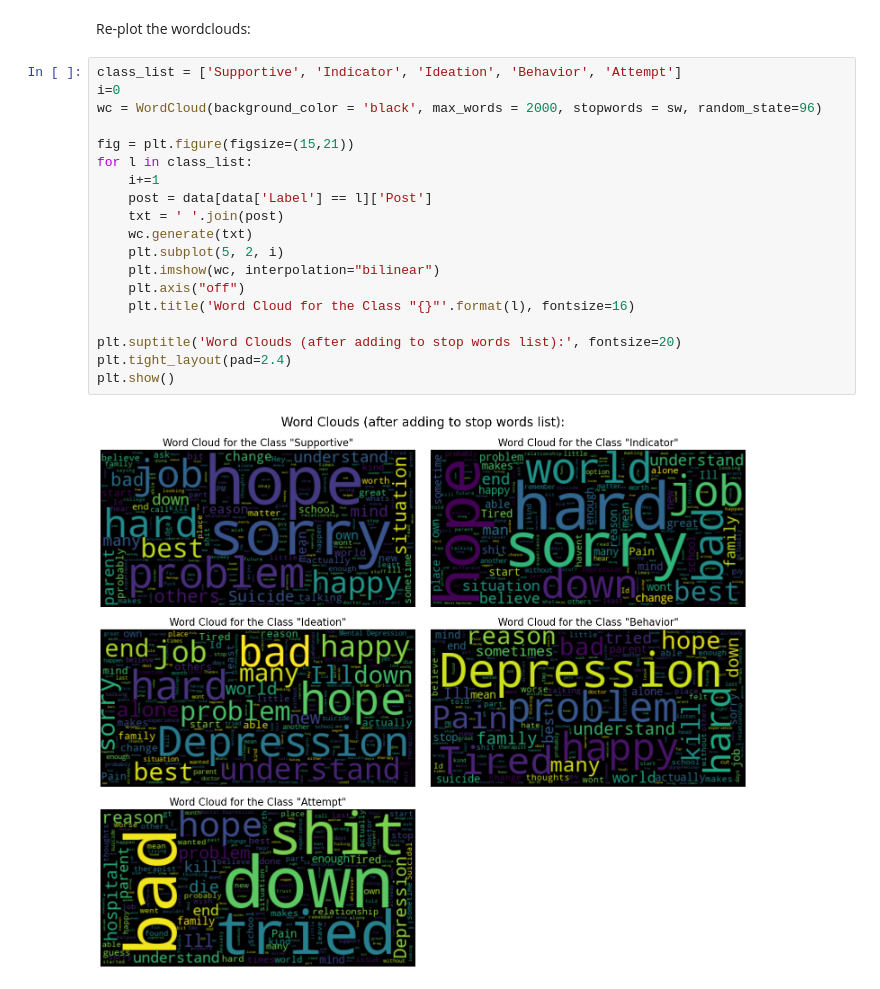
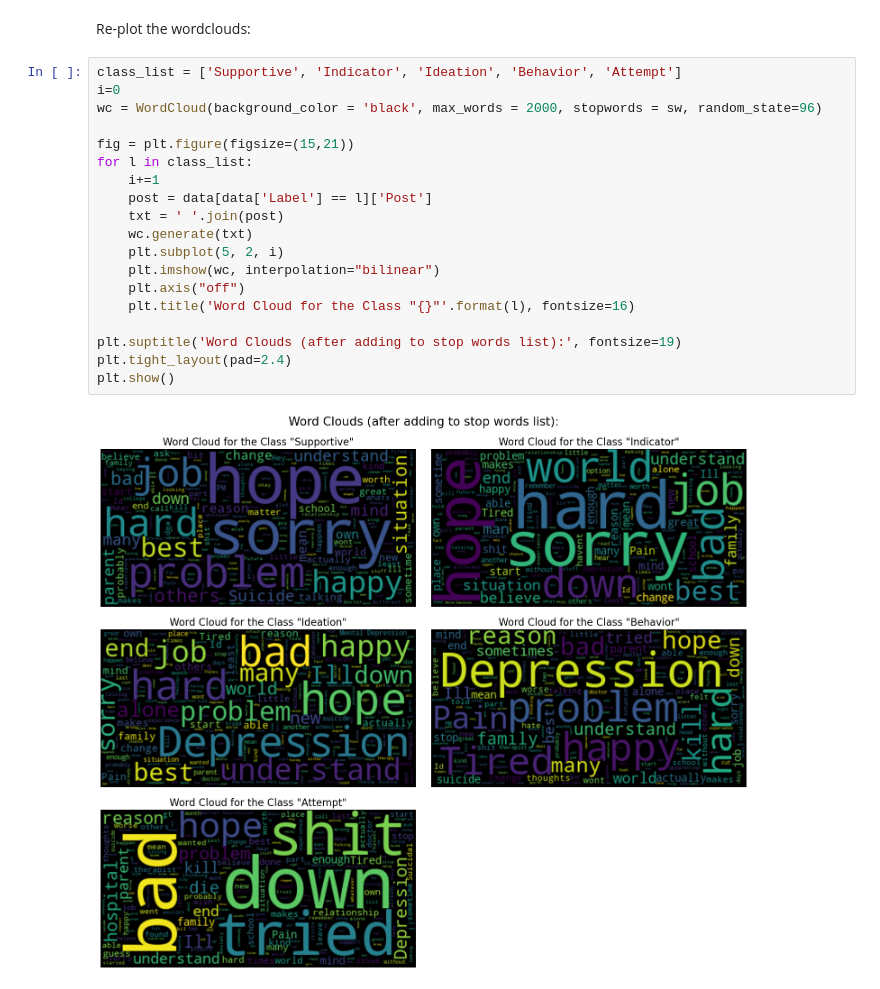
Before and after one commit to SebastianoDenegri/Targeted_Suicide_Intervention, a Jupyter notebook: Reddit_Users_Classification.ipynb, the cells around one changed output. Drawn from its saved outputs; the diff is of its cells as text.

```diff
--- a/Reddit_Users_Classification.ipynb
+++ b/Reddit_Users_Classification.ipynb
@@ -375,23 +517,23 @@ Re-plot the wordclouds:
 # %%
 class_list = ['Supportive', 'Indicator', 'Ideation', 'Behavior', 'Attempt']
 i=0
 wc = WordCloud(background_color = 'black', max_words = 2000, stopwords = sw, random_state=96)
 
 fig = plt.figure(figsize=(15,21))
 for l in class_list:
     i+=1
     post = data[data['Label'] == l]['Post']
     txt = ' '.join(post)
     wc.generate(txt)
     plt.subplot(5, 2, i)
     plt.imshow(wc, interpolation="bilinear")
     plt.axis("off")
     plt.title('Word Cloud for the Class "{}"'.format(l), fontsize=16)
 
-plt.suptitle('Word Clouds (after adding to stop words list):', fontsize=20)
+plt.suptitle('Word Clouds (after adding to stop words list):', fontsize=19)
 plt.tight_layout(pad=2.4)
 plt.show()
 # %% [output]
-[figure, old version]
+[figure, new version]
 # %% [markdown]
 We can see now a clearer difference between the classes:
```
Also changed, not shown: parts of 45 cells of this notebook, 1 other file.
